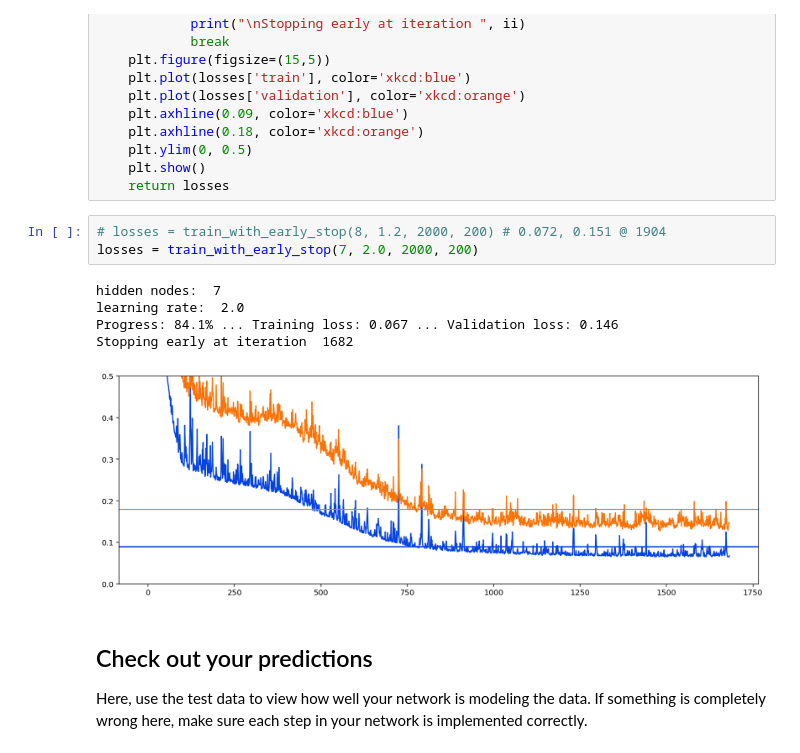
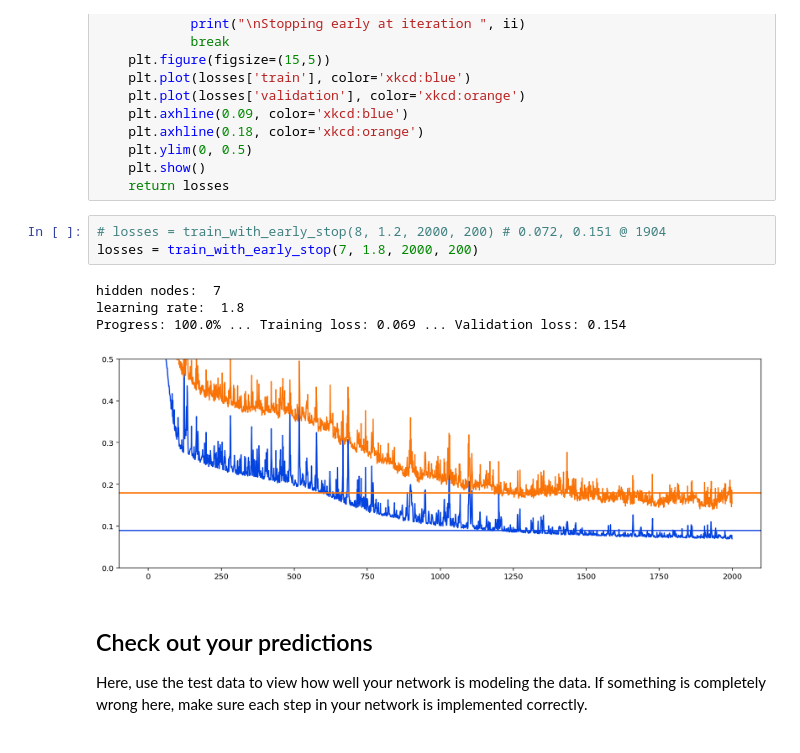
Before and after one commit to racersmith/DLFND, a Jupyter notebook: first-neural-network/Your_first_neural_network.ipynb, the cells around one changed output. Drawn from its saved outputs; the diff is of its cells as text.

```diff
--- a/first-neural-network/Your_first_neural_network.ipynb
+++ b/first-neural-network/Your_first_neural_network.ipynb
@@ -306,13 +306,12 @@ def train_with_early_stop(hidden_nodes, learning_rate, max_iterations, patience)
     return losses
 # %%
 # losses = train_with_early_stop(8, 1.2, 2000, 200) # 0.072, 0.151 @ 1904
-losses = train_with_early_stop(7, 2.0, 2000, 200)
+losses = train_with_early_stop(7, 1.8, 2000, 200)
 # %% [output]
 hidden nodes:  7
-learning rate:  2.0
-Progress: 84.1% ... Training loss: 0.067 ... Validation loss: 0.146
-Stopping early at iteration  1682
+learning rate:  1.8
+Progress: 100.0% ... Training loss: 0.069 ... Validation loss: 0.154
-[figure, old version]
+[figure, new version]
 # %% [markdown]
 ## Check out your predictions
 
```
Also changed, not shown: 1 other file.
